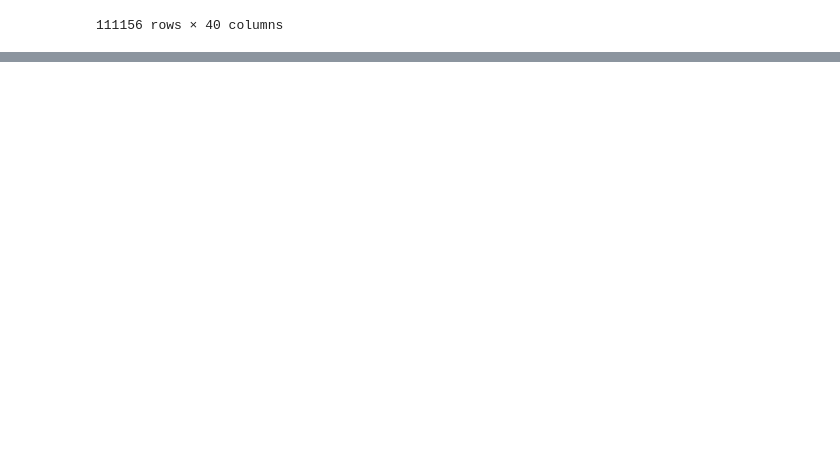
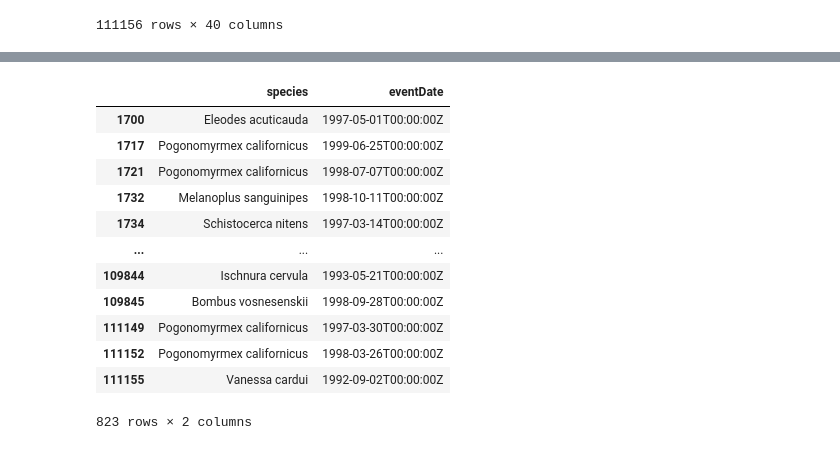
Before and after one commit to mmorenorolon/eds220-2025-sections, a Jupyter notebook: section-1-data-selection-drylands.ipynb, the cells around one changed output, grey strips where cells are left out. Cells and saved outputs as stored; diff of their text form; code cells hidden in the pictures; blank space fills up the shorter version.

```diff
--- a/section-1-data-selection-drylands.ipynb
+++ b/section-1-data-selection-drylands.ipynb
@@ -51,0 +204,17 @@ prey
+# %%
+spec_event_df = prey_92_00[['species', 'eventDate']]
+spec_event_df
+# %% [output]
+|  | species | eventDate |
+| 1700 | Eleodes acuticauda | 1997-05-01T00:00:00Z |
+| 1717 | Pogonomyrmex californicus | 1999-06-25T00:00:00Z |
+| 1721 | Pogonomyrmex californicus | 1998-07-07T00:00:00Z |
+| 1732 | Melanoplus sanguinipes | 1998-10-11T00:00:00Z |
+| 1734 | Schistocerca nitens | 1997-03-14T00:00:00Z |
+| ... | ... | ... |
+| 109844 | Ischnura cervula | 1993-05-21T00:00:00Z |
+| 109845 | Bombus vosnesenskii | 1998-09-28T00:00:00Z |
+| 111149 | Pogonomyrmex californicus | 1997-03-30T00:00:00Z |
+| 111152 | Pogonomyrmex californicus | 1998-03-26T00:00:00Z |
+| 111155 | Vanessa cardui | 1992-09-02T00:00:00Z |
+823 rows × 2 columns
```
Also changed, not shown: parts of 13 cells of this notebook.
